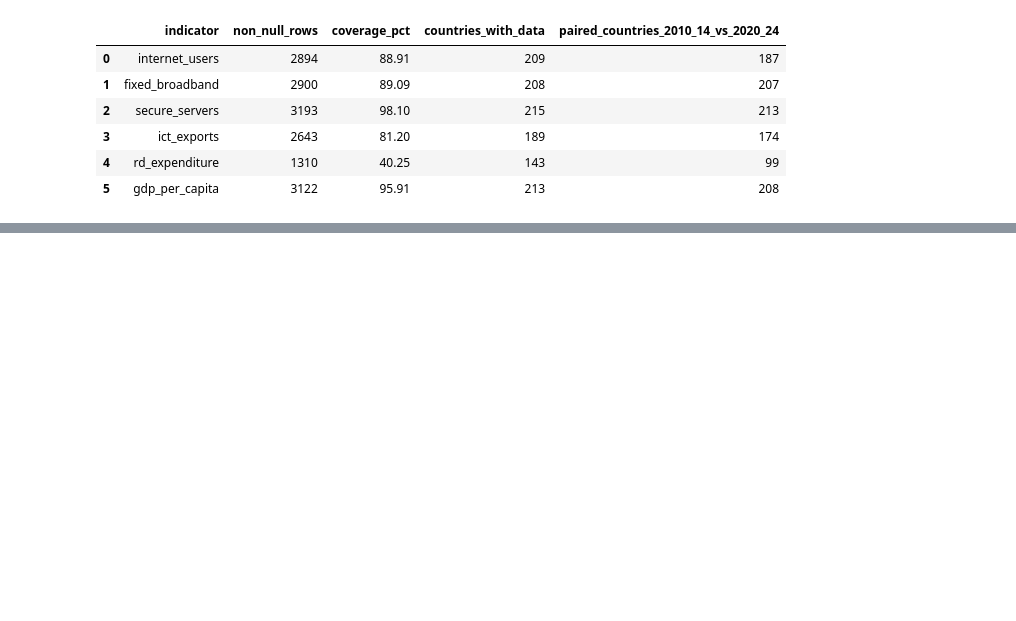
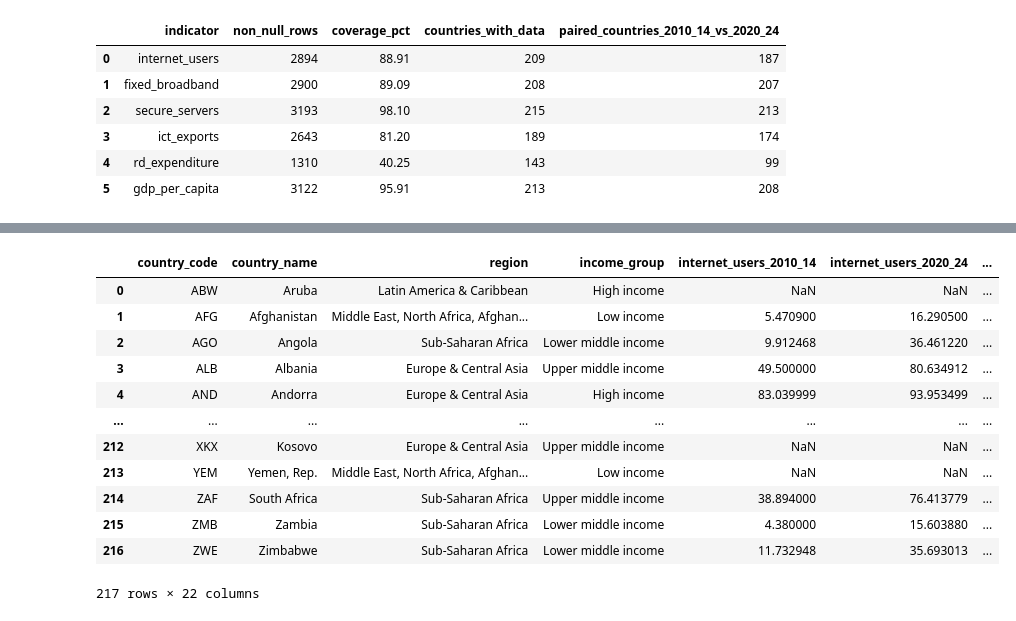
Before and after one commit to 2026739-Jose/CA-1-Capstone-Project_Stats-for-Data-Analytics, a Jupyter notebook: CA2/2026739-Jose_CA2-Statistical Techniques Project.ipynb, the cells around one changed output, grey strips where cells are left out. Cells and saved outputs as stored; diff of their text form; code cells hidden in the pictures; blank space fills up the shorter version.

```diff
--- a/CA2/2026739-Jose_CA2-Statistical Techniques Project.ipynb
+++ b/CA2/2026739-Jose_CA2-Statistical Techniques Project.ipynb
@@ -202,0 +483,16 @@ Countries: 217 | Total country-year rows: 3255
+# %%
+period_df
+# %% [output]
+|  | country_code | country_name | region | income_group | internet_users_2010_14 | internet_users_2020_24 | ... |
+| 0 | ABW | Aruba | Latin America & Caribbean | High income | NaN | NaN | ... |
+| 1 | AFG | Afghanistan | Middle East, North Africa, Afghan... | Low income | 5.470900 | 16.290500 | ... |
+| 2 | AGO | Angola | Sub-Saharan Africa | Lower middle income | 9.912468 | 36.461220 | ... |
+| 3 | ALB | Albania | Europe & Central Asia | Upper middle income | 49.500000 | 80.634912 | ... |
+| 4 | AND | Andorra | Europe & Central Asia | High income | 83.039999 | 93.953499 | ... |
+| ... | ... | ... | ... | ... | ... | ... | ... |
+| 212 | XKX | Kosovo | Europe & Central Asia | Upper middle income | NaN | NaN | ... |
+| 213 | YEM | Yemen, Rep. | Middle East, North Africa, Afghan... | Low income | NaN | NaN | ... |
+| 214 | ZAF | South Africa | Sub-Saharan Africa | Upper middle income | 38.894000 | 76.413779 | ... |
+| 215 | ZMB | Zambia | Sub-Saharan Africa | Lower middle income | 4.380000 | 15.603880 | ... |
+| 216 | ZWE | Zimbabwe | Sub-Saharan Africa | Lower middle income | 11.732948 | 35.693013 | ... |
+217 rows × 22 columns
```
Also changed, not shown: parts of 12 cells of this notebook, 2 other files.
